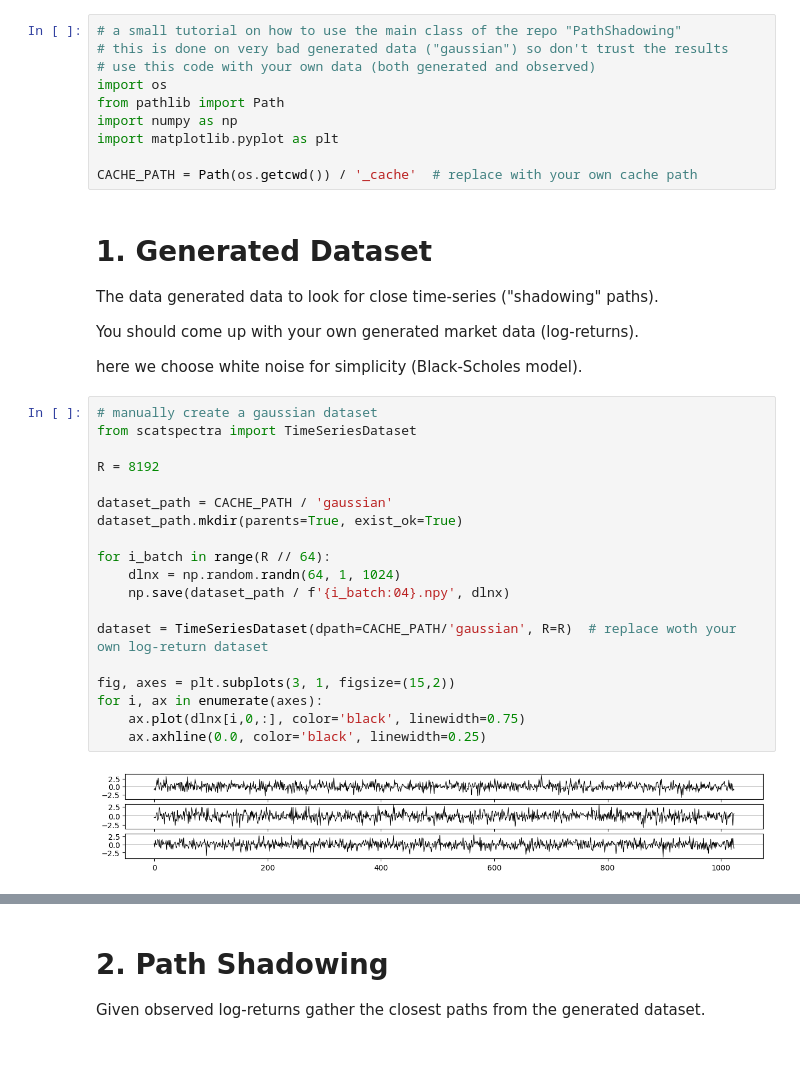
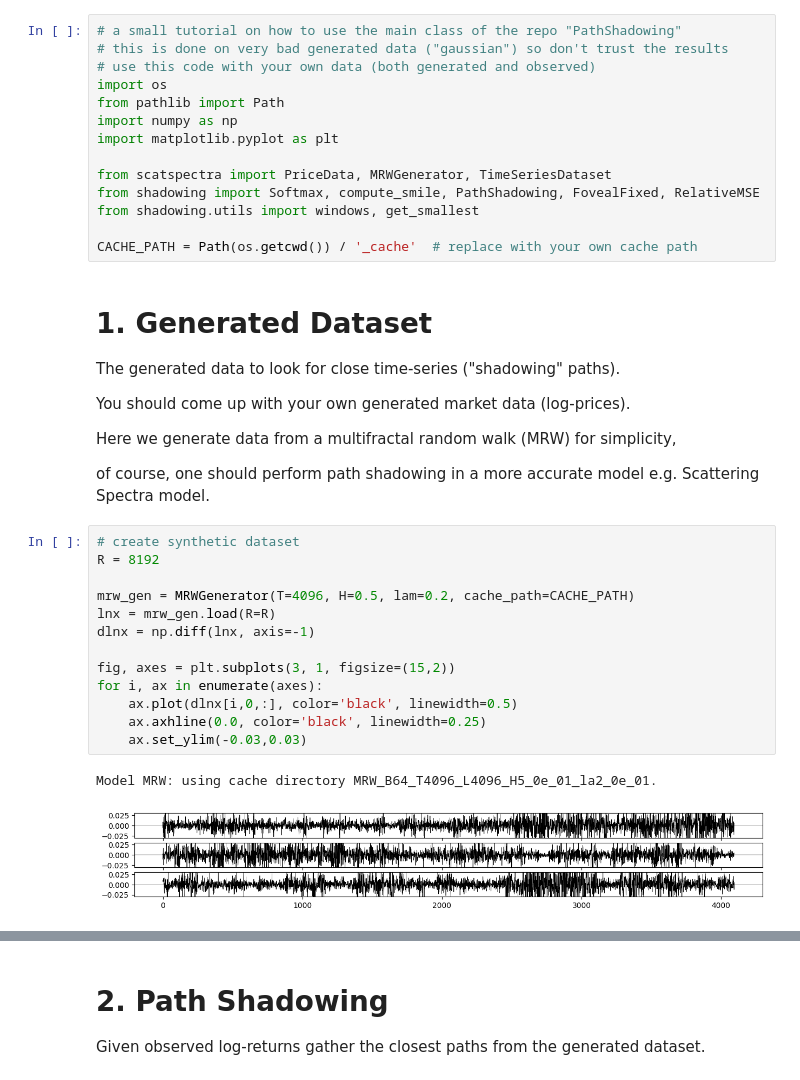
Before and after one commit to RudyMorel/shadowing, a Jupyter notebook: tutorial.ipynb, the cells around one changed output, grey strips where cells are left out. Saved outputs shown, nothing was run; the diff lists cells and outputs as text; blank space fills up the shorter version.

```diff
--- a/tutorial.ipynb
+++ b/tutorial.ipynb
@@ -7,35 +7,36 @@ from pathlib import Path
 import numpy as np
 import matplotlib.pyplot as plt
 
+from scatspectra import PriceData, MRWGenerator, TimeSeriesDataset
+from shadowing import Softmax, compute_smile, PathShadowing, FovealFixed, RelativeMSE
+from shadowing.utils import windows, get_smallest
+
 CACHE_PATH = Path(os.getcwd()) / '_cache'  # replace with your own cache path
 # %% [markdown]
 # 1. Generated Dataset
 
-The data generated data to look for close time-series ("shadowing" paths).
+The generated data to look for close time-series ("shadowing" paths).
 
-You should come up with your own generated market data (log-returns).
+You should come up with your own generated market data (log-prices).
 
-here we choose white noise for simplicity (Black-Scholes model).
+Here we generate data from a multifractal random walk (MRW) for simplicity,
+
+of course, one should perform path shadowing in a more accurate model e.g. Scattering Spectra model.
 # %%
-# manually create a gaussian dataset
-from scatspectra import TimeSeriesDataset
-
+# create synthetic dataset
 R = 8192
 
-dataset_path = CACHE_PATH / 'gaussian'
-dataset_path.mkdir(parents=True, exist_ok=True)
-
-for i_batch in range(R // 64):
-    dlnx = np.random.randn(64, 1, 1024)
-    np.save(dataset_path / f'{i_batch:04}.npy', dlnx)
-
-dataset = TimeSeriesDataset(dpath=CACHE_PATH/'gaussian', R=R)  # replace woth your own log-return dataset
+mrw_gen = MRWGenerator(T=4096, H=0.5, lam=0.2, cache_path=CACHE_PATH)
+lnx = mrw_gen.load(R=R)
+dlnx = np.diff(lnx, axis=-1)
 
 fig, axes = plt.subplots(3, 1, figsize=(15,2))
 for i, ax in enumerate(axes):
-    ax.plot(dlnx[i,0,:], color='black', linewidth=0.75)
+    ax.plot(dlnx[i,0,:], color='black', linewidth=0.5)
     ax.axhline(0.0, color='black', linewidth=0.25)
+    ax.set_ylim(-0.03,0.03)
 # %% [output]
+Model MRW: using cache directory MRW_B64_T4096_L4096_H5_0e_01_la2_0e_01.
-[figure, old version]
+[figure, new version]
 # %%
 # observed data e.g. past time-series at different dates
```
Also changed, not shown: parts of 9 cells of this notebook, 6 other files.
